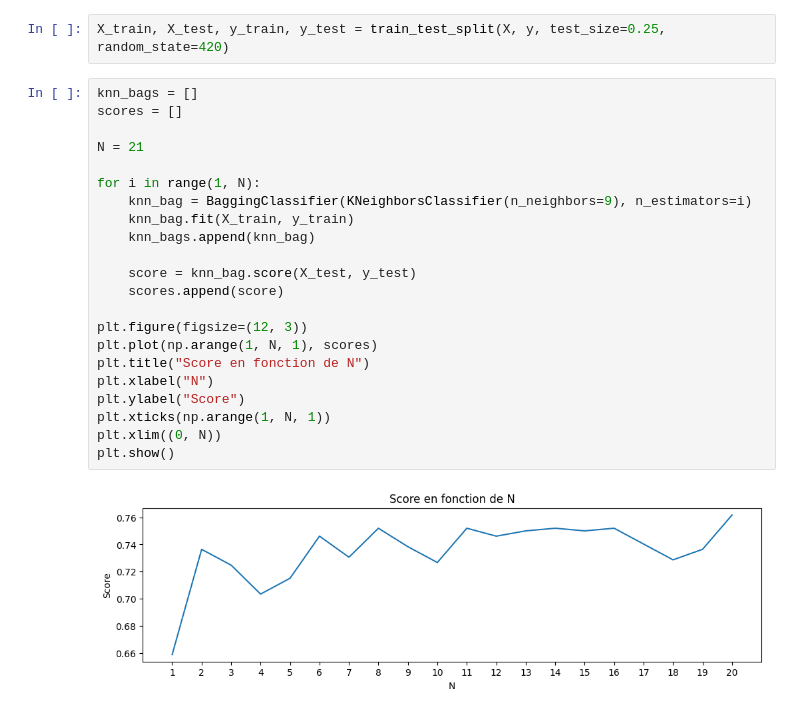
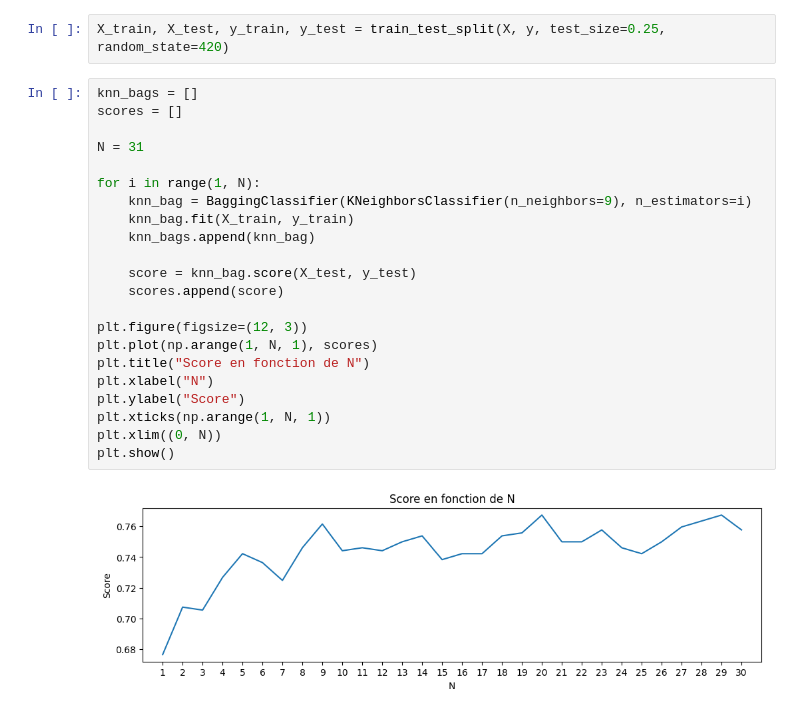
Before and after one commit to A-INDUSTRIES/machlearn-projet, a Jupyter notebook: 4-methode_ensemble.ipynb, the cells around one changed output. Cells and saved outputs as stored; diff of their text form.

```diff
--- a/4-methode_ensemble.ipynb
+++ b/4-methode_ensemble.ipynb
@@ -29,27 +29,27 @@ X_train, X_test, y_train, y_test = train_test_split(X, y, test_size=0.25, random
 # %%
 knn_bags = []
 scores = []
 
-N = 21
+N = 31
 
 for i in range(1, N):
     knn_bag = BaggingClassifier(KNeighborsClassifier(n_neighbors=9), n_estimators=i)
     knn_bag.fit(X_train, y_train)
     knn_bags.append(knn_bag)
 
     score = knn_bag.score(X_test, y_test)
     scores.append(score)
 
 plt.figure(figsize=(12, 3))
 plt.plot(np.arange(1, N, 1), scores)
 plt.title("Score en fonction de N")
 plt.xlabel("N")
 plt.ylabel("Score")
 plt.xticks(np.arange(1, N, 1))
 plt.xlim((0, N))
 plt.show()
 # %% [output]
-[figure, old version]
+[figure, new version]
 # %%
 best_knn_bag = knn_bags[scores.index(max(scores))]
 print(f"Score du meilleur modèle (avec n: {scores.index(max(scores))+1}): {max(scores):.2f}")
```
Also changed, not shown: parts of 4 cells of this notebook.
